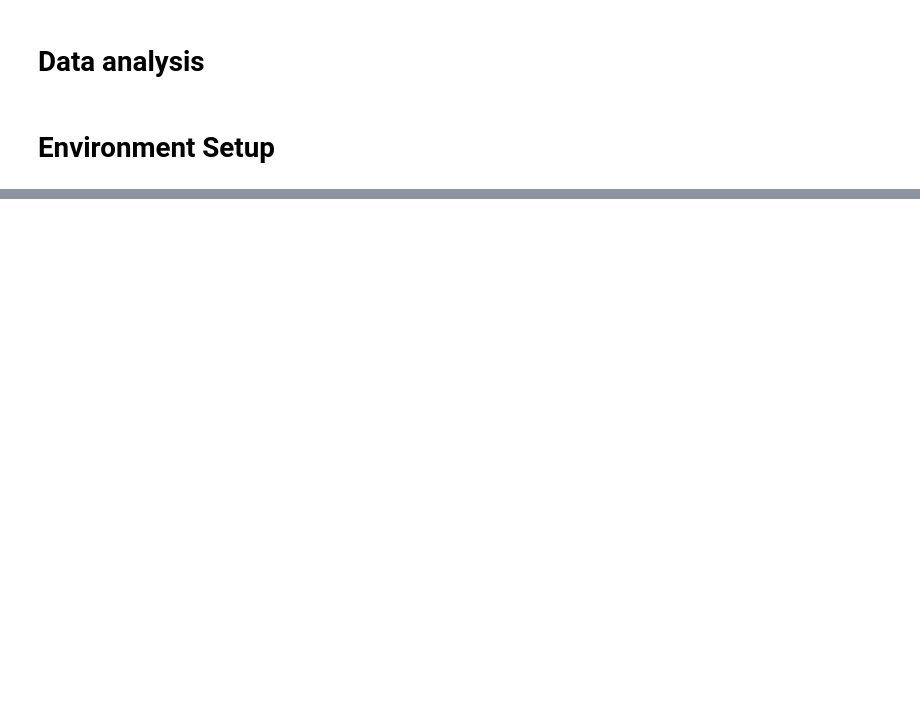
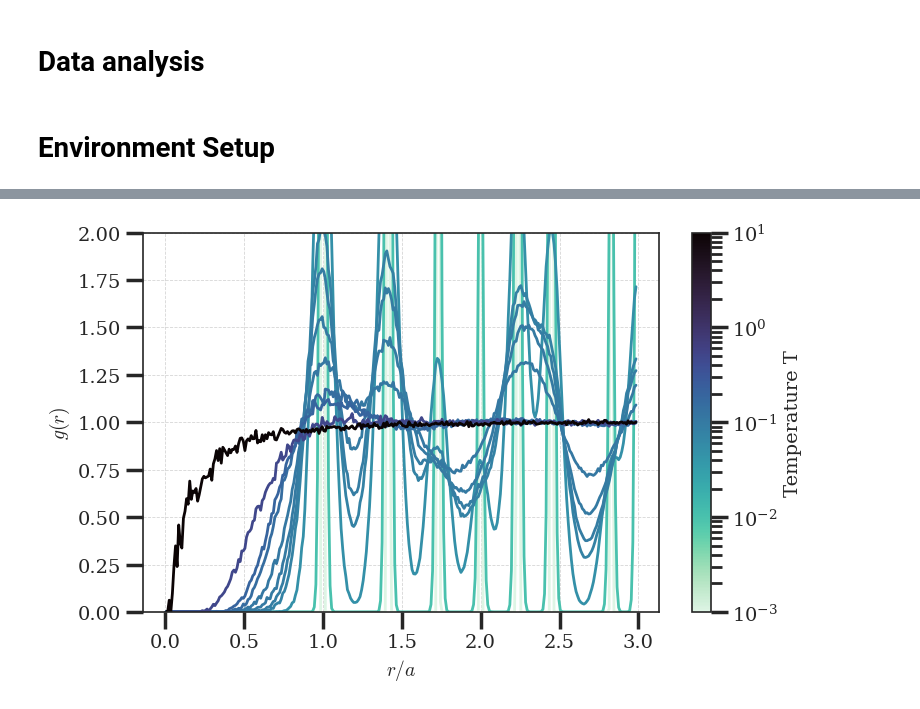
Before and after one commit to haxmxah/wigner_crystal_phase_transition, a Jupyter notebook: results_gr.ipynb, the cells around one changed output, grey strips where cells are left out. Drawn from its saved outputs; the diff is of its cells as text; code cells hidden in the pictures; blank space fills up the shorter version.

```diff
--- a/results_gr.ipynb
+++ b/results_gr.ipynb
@@ -115,0 +116,54 @@ plt.show()
+# %%
+import matplotlib.pyplot as plt
+import matplotlib as mpl
+import numpy as np
+import pandas as pd
+from pathlib import Path
+
+plt.figure(figsize=(8, 5))
+
+gamma = lambda n, T: n**(1/3) / T
+a_func = lambda rho: (1/rho)**(1/3)
+
+T_list = [0.001, 0.01, 0.05, 0.1, 0.08, 0.09, 0.11, 0.15, 0.2, 0.5, 10]
+T_step_list = [0.0001]*(len(T_list)-1) + [0.1]
+
+# Sort by temperature for smooth color progression
+T_sorted = sorted(T_list)
+
+# Choose colormap
+cmap = sns.color_palette("mako_r", as_cmap=True)
+
+norm = mpl.colors.LogNorm(vmin=min(T_sorted), vmax=max(T_sorted))  # log scale is good here
+
+for T, T_step in zip(T_list, T_step_list):
+    path = Path(f"output/n216_density1.00_t0.0001-{T}-{T_step}_melted")
+    gdr_file = path / "rdf.out"
+
+    df = pd.read_csv(gdr_file, sep='\s+', header=None, names=['r', 'gr'])
+
+    color = cmap(norm(T))
+
+    plt.plot(
+        df['r']/a_func(1.0),
+        df['gr'],
+        color=color,
+        linewidth=2,
+        label=rf'$T={T}$'
+    )
+
+plt.xlabel(r'$r/a$')
+plt.ylabel(r'$g(r)$')
+plt.ylim(0, 2)
+plt.grid(True)
+
+# Add colorbar
+sm = mpl.cm.ScalarMappable(cmap=cmap, norm=norm)
+sm.set_array([])
+cbar = plt.colorbar(sm, ax=plt.gca())
+cbar.set_label('Temperature T')
+
+plt.tight_layout()
+plt.show()
+# %% [output]
+[figure, added]
```
Also changed, not shown: parts of 2 cells of this notebook.
